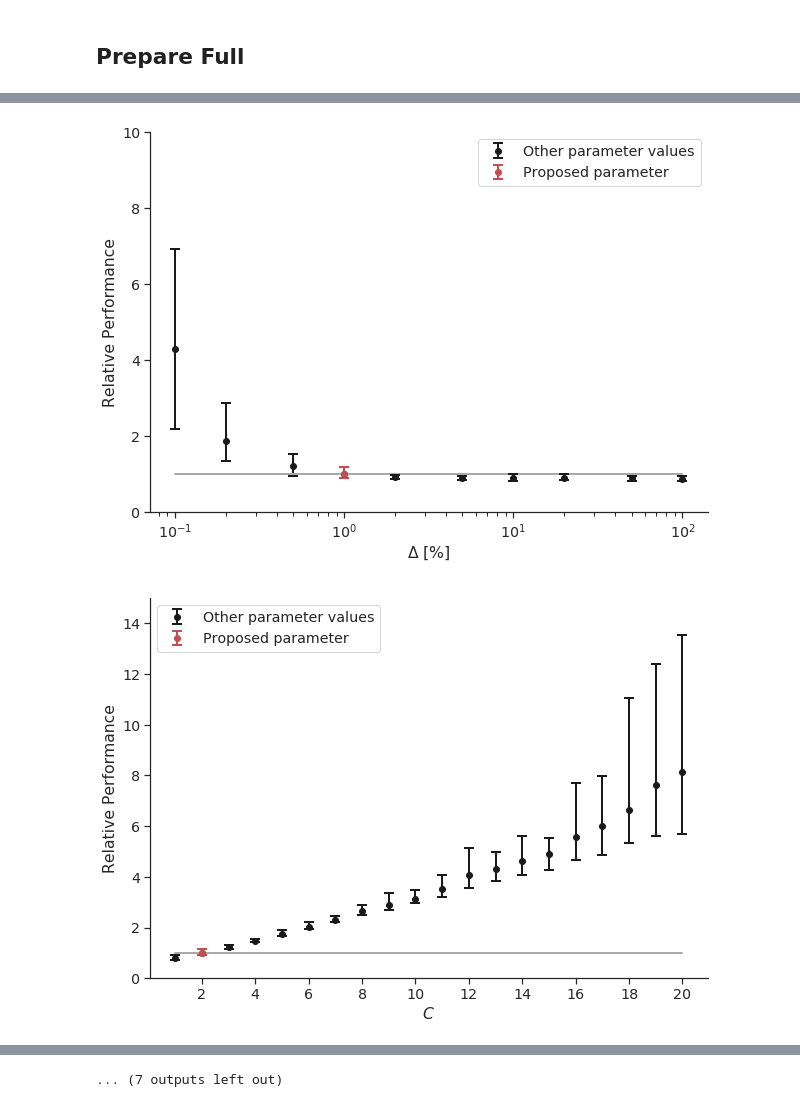
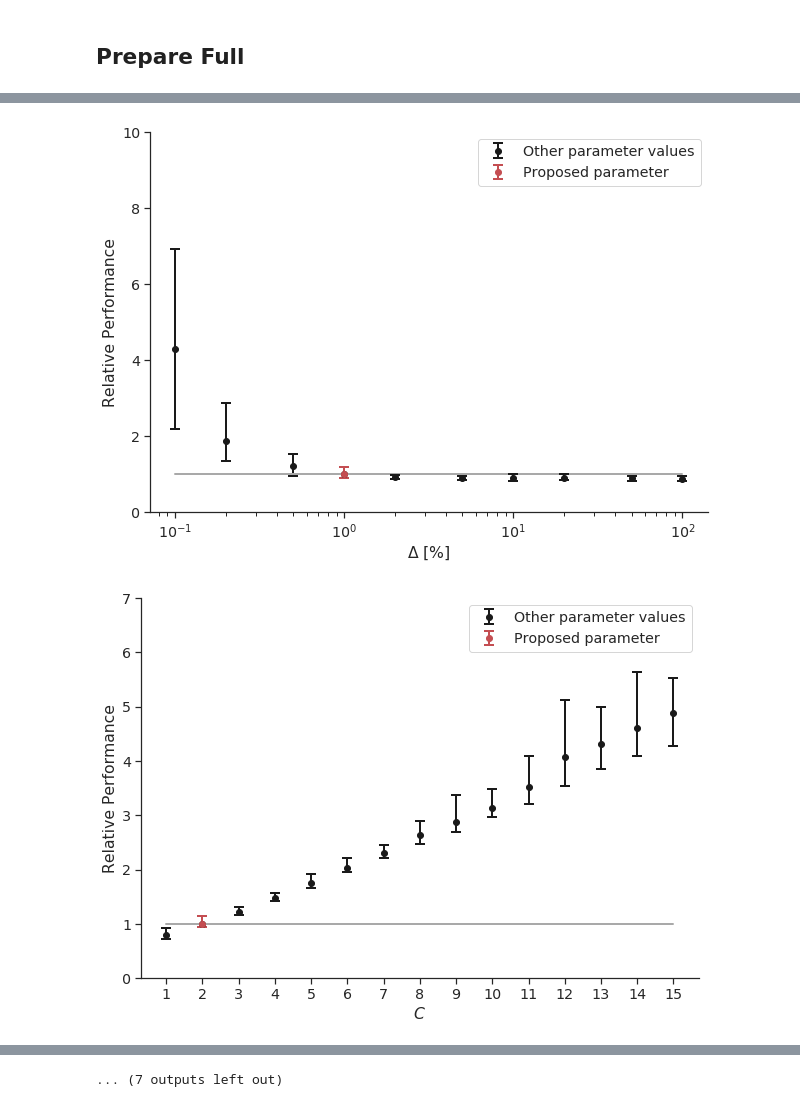
Before and after one commit to glederrey/HAMABS, a Jupyter notebook: code/notebooks/HAMABS_Parameters.ipynb, the cells around one changed output, grey strips where cells are left out. Cells and saved outputs as stored; diff of their text form; code cells hidden in the pictures.

```diff
--- a/code/notebooks/HAMABS_Parameters.ipynb
+++ b/code/notebooks/HAMABS_Parameters.ipynb
@@ -30,7 +30,7 @@ str_params = {
 }
 
 ylim = {'thresh_upd': [0, 10],
-          'count_upd': [0, 15],
+          'count_upd': [0, 7],
           'window': [0.5, 4],
           'factor_upd': [0.5, 5],
           'perc_hybrid': [0.5, 3],
@@ -42,7 +42,7 @@ base_param = {'perc_hybrid': 30, 'thresh_upd': 1.0, 'count_upd': 2, 'window': 10
 # %%
 full = {}
 
-for p in ['base', 'count_start', 'window', 'factor', 'hybrid', 'stop_crit', 'thresh']:
+for p in ['base', 'count', 'window', 'factor', 'hybrid', 'stop_crit', 'thresh']:
     res = json.load(open(results_folder + 'Full_' + p + '.json'))
 
     for k in res.keys():
@@ -76,18 +76,13 @@ for model in ['DC', 'RR', 'Full']:
 
     for p in params:
 
-        """
-        if model == 'RR' and p == 'perc_hybrid':
-            tmp = json.load(open(results_folder + 'RR_hybrid.json'))
-            tmp = tmp[p]
-        else:
-            tmp = res[p]
-        """
-
         tmp = res[p]
 
         keys = list(map(float, tmp.keys()))
         keys.sort()
+
+        if p == 'count_upd':
+            keys = list(np.array(keys)[np.array(keys) <= 15])
 
         if len(keys) > 0:
 
@@ -149,8 +144,10 @@ for model in ['DC', 'RR', 'Full']:
 
             plt.ylim(ylim[p])
 
-            if p in ['count_upd', 'window']:
+            if p == 'window':
                 plt.xticks([2,4,6,8,10,12,14,16,18,20])
+            elif p == 'count_upd':
+                plt.xticks([1,2,3,4,5,6,7,8,9,10,11,12,13,14,15])
 
             plt.savefig(figures_folder + 'png/effect_{}_{}.png'.format(p, model), bbox_inches='tight')
             plt.savefig(figures_folder + 'pdf/effect_{}_{}.pdf'.format(p, model), bbox_inches='tight')
@@ -177,9 +174,9 @@ stop_crit 397.90607048273085
 [figure]
 [figure]
 [figure]
 [figure]
 [figure]
-[figure, old version]
+[figure, new version]
 [figure]
 [figure]
 [figure]
```
Also changed, not shown: parts of 1 cell of this notebook, 36 other files.
